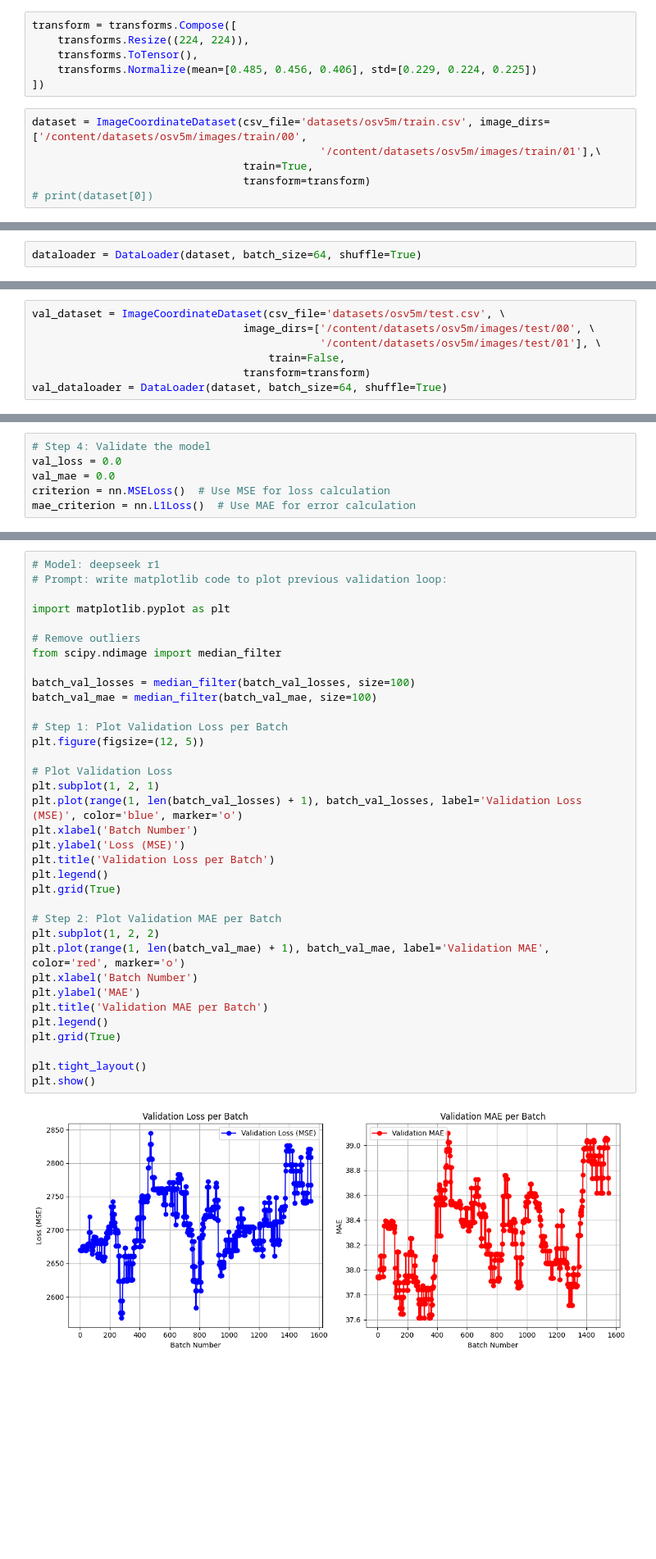
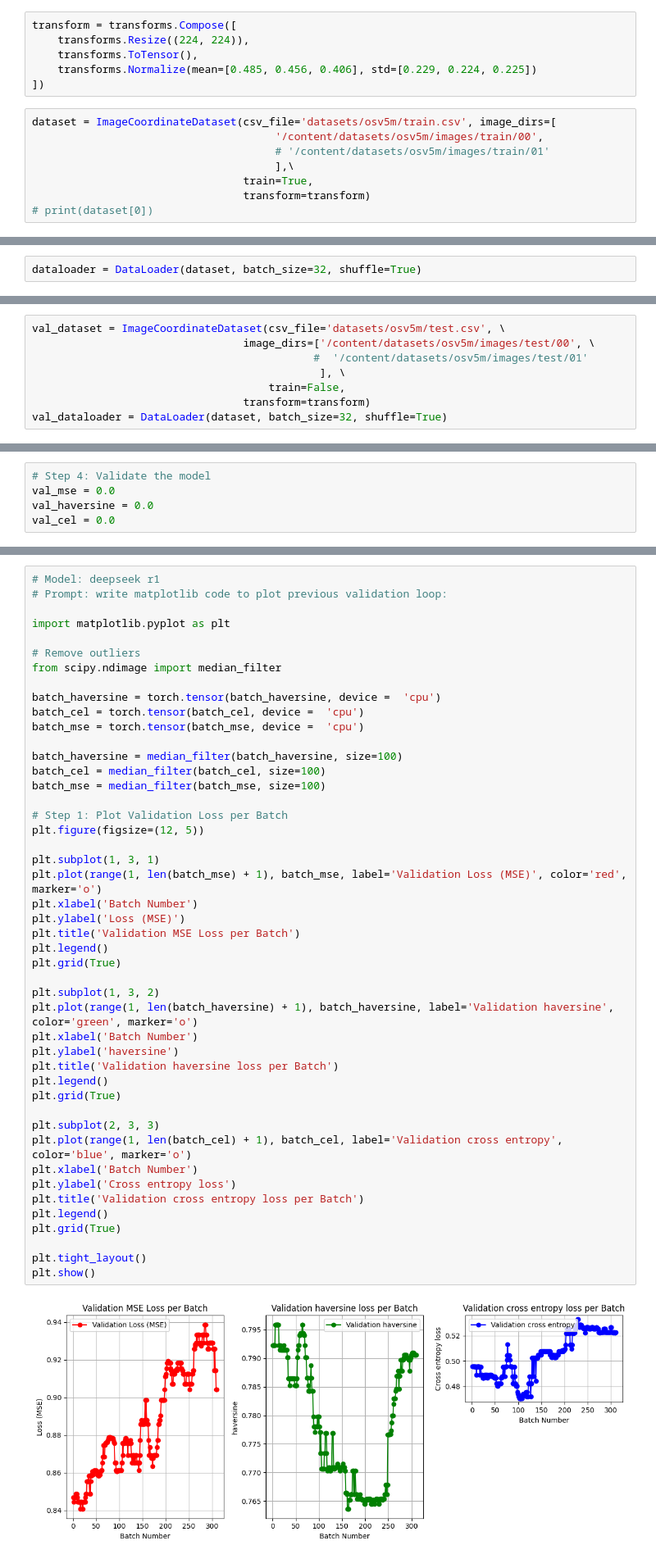
Before and after one commit to iggy2k/CSC490-Project-Winter-2025, a Jupyter notebook: 490stencil_v2.ipynb, the cells around one changed output, grey strips where cells are left out. Shown at 82% size. Saved outputs shown, nothing was run; the diff lists cells and outputs as text; blank space fills up the shorter version.

```diff
--- a/490stencil_v2.ipynb
+++ b/490stencil_v2.ipynb
@@ -194,8 +193,10 @@ transform = transforms.Compose([
     transforms.Normalize(mean=[0.485, 0.456, 0.406], std=[0.229, 0.224, 0.225])
 ])
 # %%
-dataset = ImageCoordinateDataset(csv_file='datasets/osv5m/train.csv', image_dirs=['/content/datasets/osv5m/images/train/00',
-                                             '/content/datasets/osv5m/images/train/01'],\
+dataset = ImageCoordinateDataset(csv_file='datasets/osv5m/train.csv', image_dirs=[
+                                      '/content/datasets/osv5m/images/train/00',
+                                      # '/content/datasets/osv5m/images/train/01'
+                                      ],\
                                  train=True,
                                  transform=transform)
 # print(dataset[0])
@@ -214,2 +215,2 @@ Skipped 1018 non-land files.
 # %%
-dataloader = DataLoader(dataset, batch_size=64, shuffle=True)
+dataloader = DataLoader(dataset, batch_size=32, shuffle=True)
@@ -301,10 +369,11 @@ plt.show()
 # %%
 val_dataset = ImageCoordinateDataset(csv_file='datasets/osv5m/test.csv', \
                                  image_dirs=['/content/datasets/osv5m/images/test/00', \
-                                             '/content/datasets/osv5m/images/test/01'], \
+                                            #  '/content/datasets/osv5m/images/test/01'
+                                             ], \
                                      train=False,
                                  transform=transform)
-val_dataloader = DataLoader(dataset, batch_size=64, shuffle=True)
+val_dataloader = DataLoader(dataset, batch_size=32, shuffle=True)
 # %% [output]
 Reading datasets/osv5m/test.csv
 Filtering files...
@@ -341,8 +402,7 @@ GeoLocationModel(
 )
 # %%
 # Step 4: Validate the model
-val_loss = 0.0
-val_mae = 0.0
-criterion = nn.MSELoss()  # Use MSE for loss calculation
-mae_criterion = nn.L1Loss()  # Use MAE for error calculation
+val_mse = 0.0
+val_haversine = 0.0
+val_cel = 0.0
 # %%
@@ -379,40 +443,51 @@ Validation MAE: 38.3780
 # %%
 # Model: deepseek r1
 # Prompt: write matplotlib code to plot previous validation loop:
 
 import matplotlib.pyplot as plt
 
 # Remove outliers
 from scipy.ndimage import median_filter
 
-batch_val_losses = median_filter(batch_val_losses, size=100)
-batch_val_mae = median_filter(batch_val_mae, size=100)
+batch_haversine = torch.tensor(batch_haversine, device =  'cpu')
+batch_cel = torch.tensor(batch_cel, device =  'cpu')
+batch_mse = torch.tensor(batch_mse, device =  'cpu')
+
+batch_haversine = median_filter(batch_haversine, size=100)
+batch_cel = median_filter(batch_cel, size=100)
+batch_mse = median_filter(batch_mse, size=100)
 
 # Step 1: Plot Validation Loss per Batch
 plt.figure(figsize=(12, 5))
 
-# Plot Validation Loss
-plt.subplot(1, 2, 1)
-plt.plot(range(1, len(batch_val_losses) + 1), batch_val_losses, label='Validation Loss (MSE)', color='blue', marker='o')
+plt.subplot(1, 3, 1)
+plt.plot(range(1, len(batch_mse) + 1), batch_mse, label='Validation Loss (MSE)', color='red', marker='o')
 plt.xlabel('Batch Number')
 plt.ylabel('Loss (MSE)')
-plt.title('Validation Loss per Batch')
+plt.title('Validation MSE Loss per Batch')
 plt.legend()
 plt.grid(True)
 
-# Step 2: Plot Validation MAE per Batch
-plt.subplot(1, 2, 2)
-plt.plot(range(1, len(batch_val_mae) + 1), batch_val_mae, label='Validation MAE', color='red', marker='o')
+plt.subplot(1, 3, 2)
+plt.plot(range(1, len(batch_haversine) + 1), batch_haversine, label='Validation haversine', color='green', marker='o')
 plt.xlabel('Batch Number')
-plt.ylabel('MAE')
-plt.title('Validation MAE per Batch')
+plt.ylabel('haversine')
+plt.title('Validation haversine loss per Batch')
+plt.legend()
+plt.grid(True)
+
+plt.subplot(2, 3, 3)
+plt.plot(range(1, len(batch_cel) + 1), batch_cel, label='Validation cross entropy', color='blue', marker='o')
+plt.xlabel('Batch Number')
+plt.ylabel('Cross entropy loss')
+plt.title('Validation cross entropy loss per Batch')
 plt.legend()
 plt.grid(True)
 
 plt.tight_layout()
 plt.show()
 # %% [output]
-[figure, old version]
+[figure, new version]
 # %%
 import pandas as pd
 from shapely.geometry import Point
```
Also changed, not shown: parts of 17 cells of this notebook.
